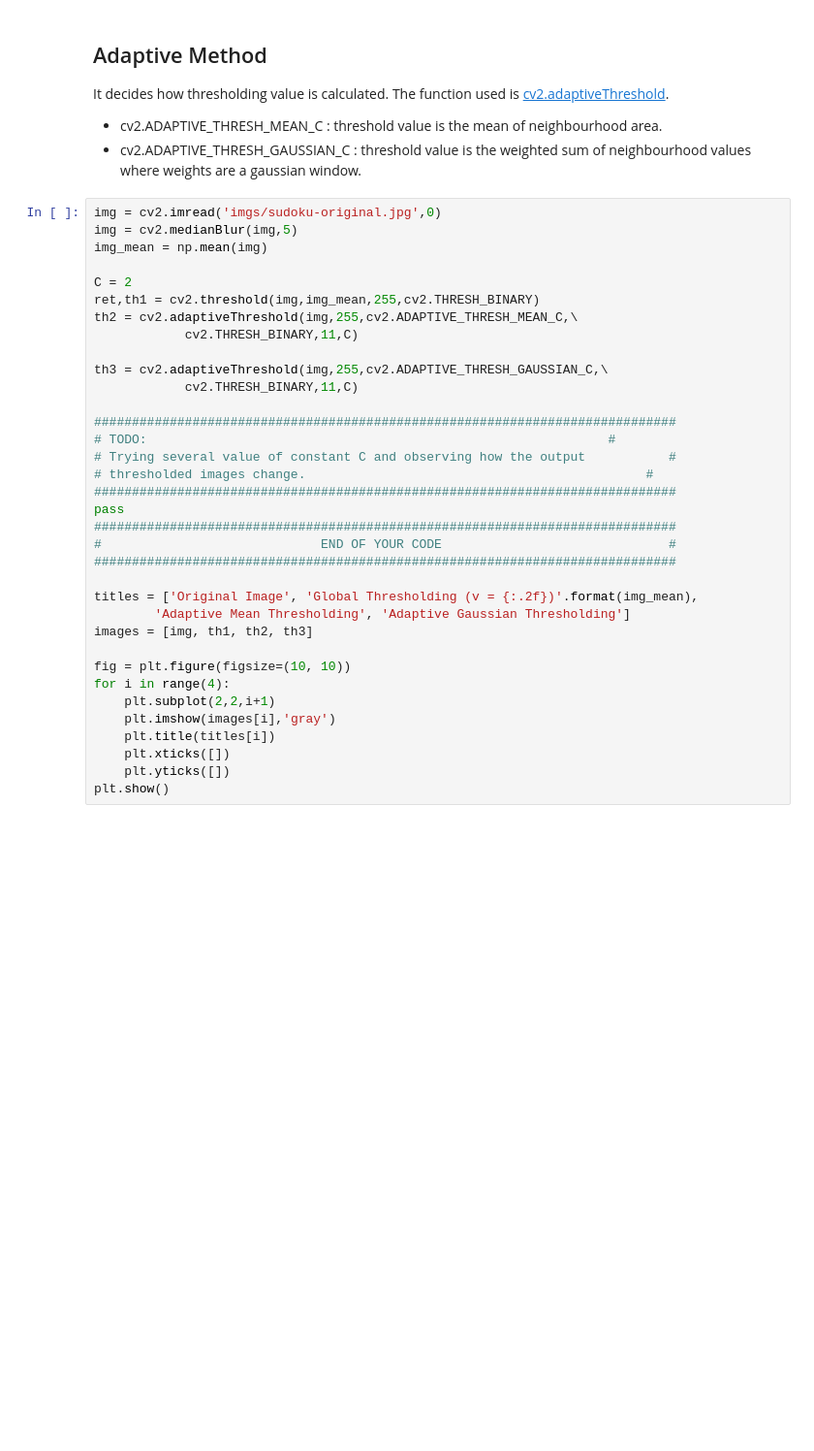
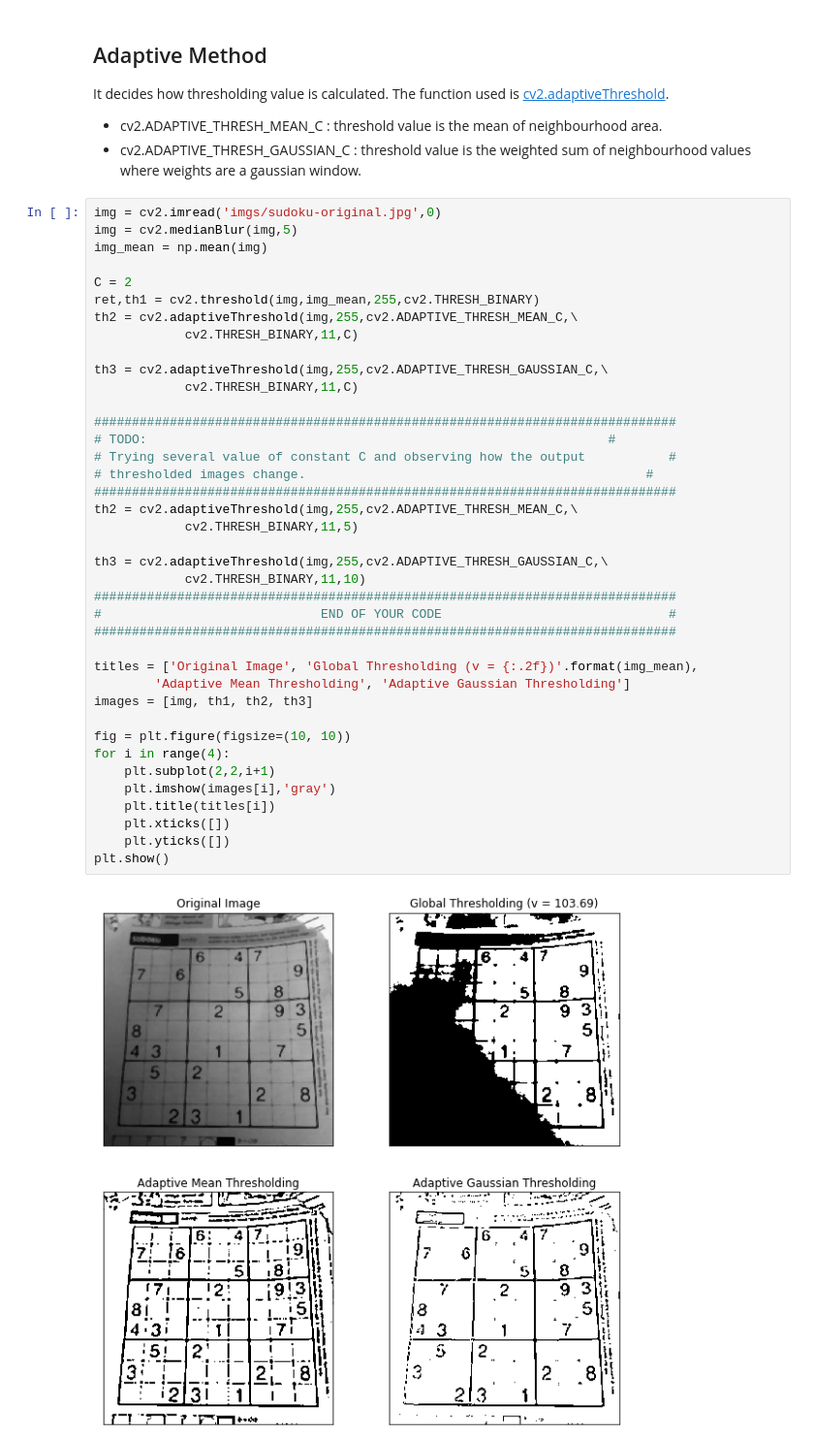
Before and after one commit to IC088/Computer-Vision-2020, a Jupyter notebook: PSET1/Lab1-Week1/OpenCV.ipynb, the cells around one changed output. Shown at 97% size. Drawn from its saved outputs; the diff is of its cells as text; blank space fills up the shorter version.

```diff
--- a/PSET1/Lab1-Week1/OpenCV.ipynb
+++ b/PSET1/Lab1-Week1/OpenCV.ipynb
@@ -785,31 +792,37 @@ img_mean = np.mean(img)
 
 C = 2
 ret,th1 = cv2.threshold(img,img_mean,255,cv2.THRESH_BINARY)
 th2 = cv2.adaptiveThreshold(img,255,cv2.ADAPTIVE_THRESH_MEAN_C,\
             cv2.THRESH_BINARY,11,C)
 
 th3 = cv2.adaptiveThreshold(img,255,cv2.ADAPTIVE_THRESH_GAUSSIAN_C,\
             cv2.THRESH_BINARY,11,C)
 
 #############################################################################
 # TODO:                                                             #
 # Trying several value of constant C and observing how the output           #
 # thresholded images change.                                             #
 #############################################################################
-pass
+th2 = cv2.adaptiveThreshold(img,255,cv2.ADAPTIVE_THRESH_MEAN_C,\
+            cv2.THRESH_BINARY,11,5)
+
+th3 = cv2.adaptiveThreshold(img,255,cv2.ADAPTIVE_THRESH_GAUSSIAN_C,\
+            cv2.THRESH_BINARY,11,10)
 #############################################################################
 #                             END OF YOUR CODE                              #
 #############################################################################
 
 titles = ['Original Image', 'Global Thresholding (v = {:.2f})'.format(img_mean),
         'Adaptive Mean Thresholding', 'Adaptive Gaussian Thresholding']
 images = [img, th1, th2, th3]
 
 fig = plt.figure(figsize=(10, 10))
 for i in range(4):
     plt.subplot(2,2,i+1)
     plt.imshow(images[i],'gray')
     plt.title(titles[i])
     plt.xticks([])
     plt.yticks([])
 plt.show()
+# %% [output]
+[figure, added]
```
Also changed, not shown: parts of 3 cells of this notebook.
